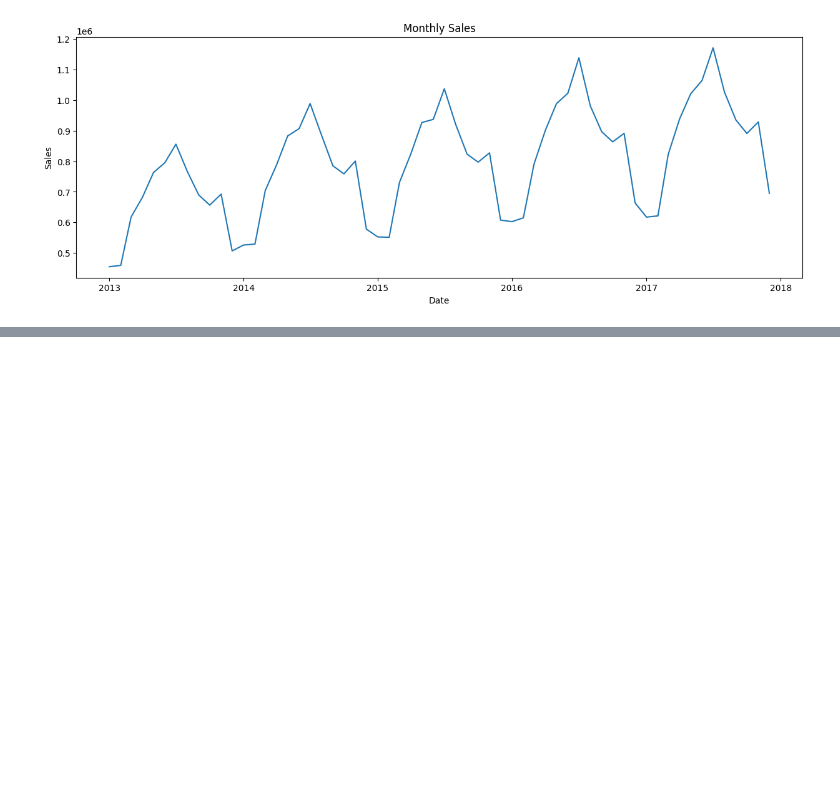
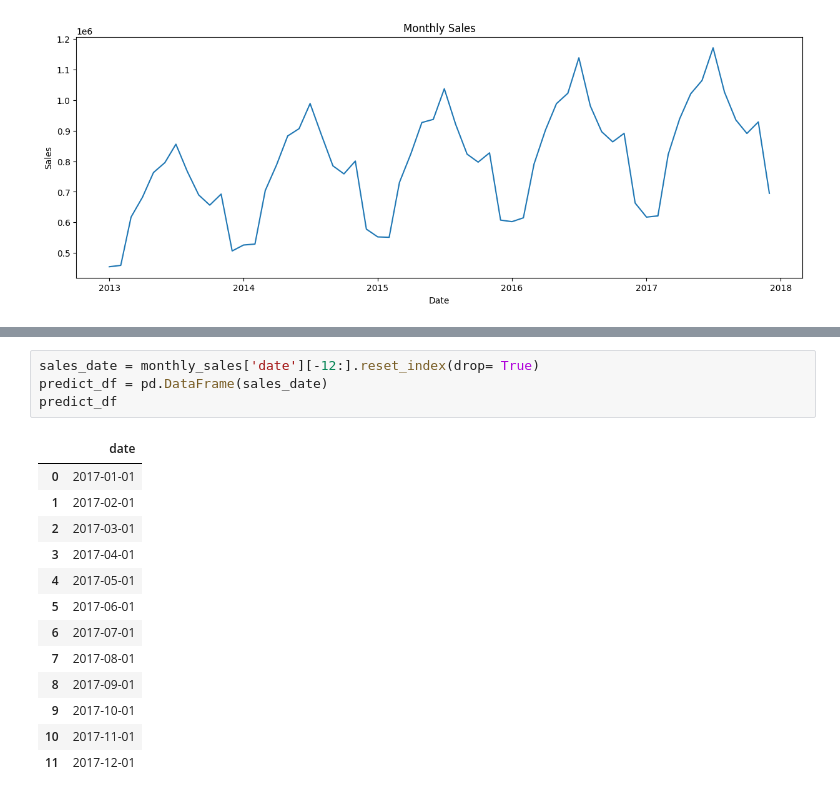
Before and after one commit to Anisha12311/Basic-Machine-Learning, a Jupyter notebook: Regresssion/Sale_forcast.ipynb, the cells around one changed output, grey strips where cells are left out. Drawn from its saved outputs; the diff is of its cells as text; blank space fills up the shorter version.

```diff
--- a/Regresssion/Sale_forcast.ipynb
+++ b/Regresssion/Sale_forcast.ipynb
@@ -122,0 +186,18 @@ Text(0.5, 1.0, 'Monthly Sales')
+# %%
+sales_date = monthly_sales['date'][-12:].reset_index(drop= True)
+predict_df = pd.DataFrame(sales_date)
+predict_df
+# %% [output]
+|  | date |
+| 0 | 2017-01-01 |
+| 1 | 2017-02-01 |
+| 2 | 2017-03-01 |
+| 3 | 2017-04-01 |
+| 4 | 2017-05-01 |
+| 5 | 2017-06-01 |
+| 6 | 2017-07-01 |
+| 7 | 2017-08-01 |
+| 8 | 2017-09-01 |
+| 9 | 2017-10-01 |
+| 10 | 2017-11-01 |
+| 11 | 2017-12-01 |
```
Also changed, not shown: parts of 15 cells of this notebook.
